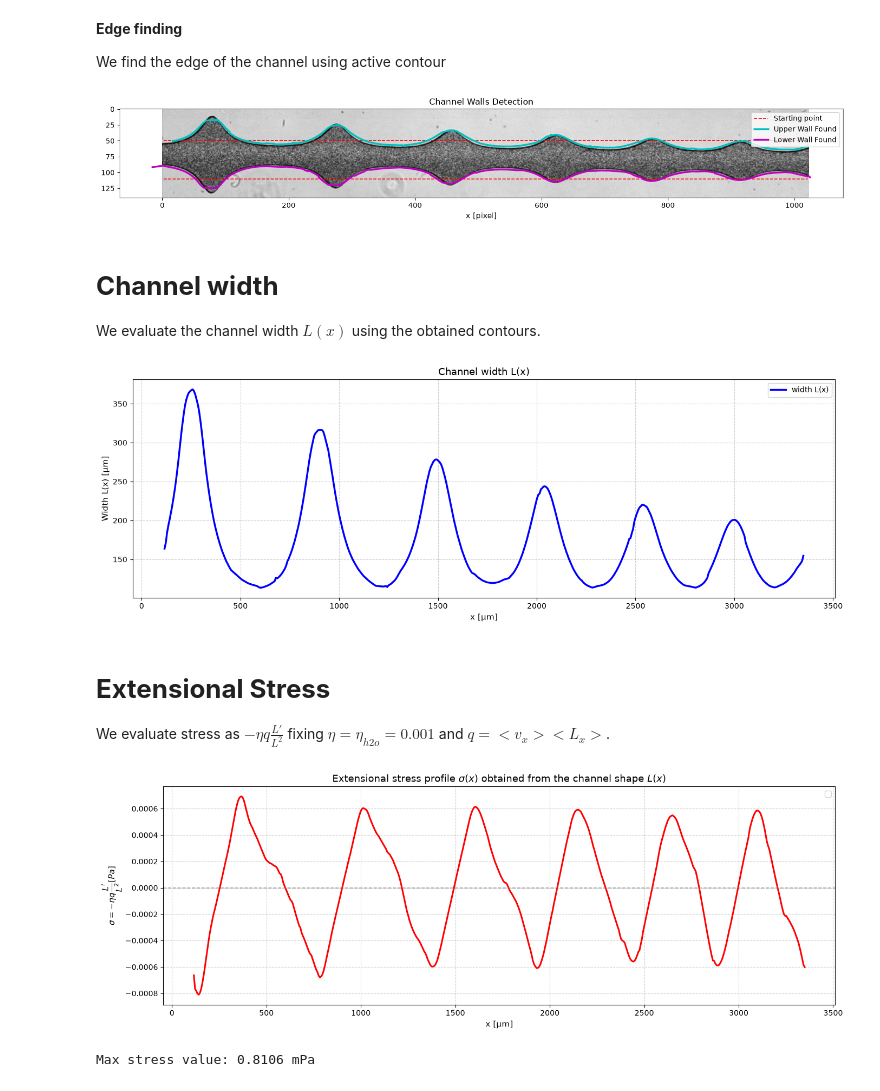
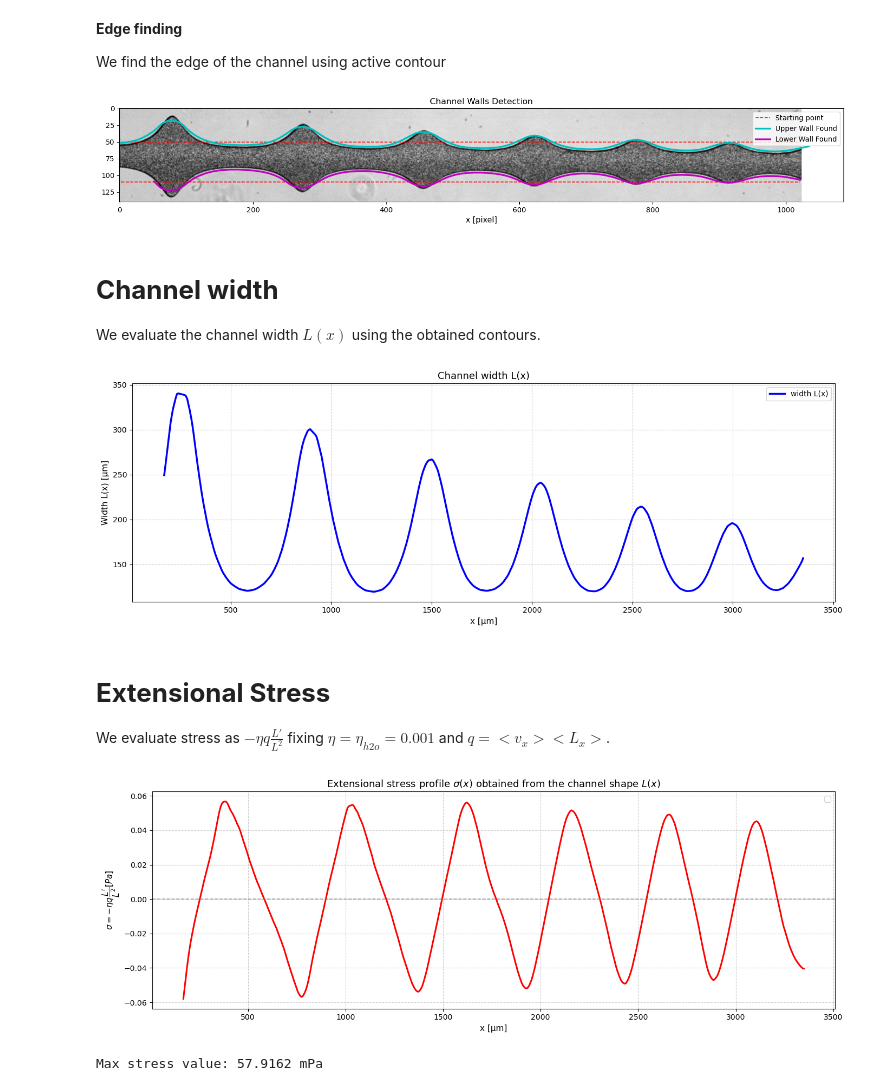
Before and after one commit to AsiLuca/Rheoflu_scripts, a Jupyter notebook: Stress_from_channel.ipynb, the cells around one changed output. Cells and saved outputs as stored; diff of their text form; code cells hidden in the pictures.

```diff
--- a/Stress_from_channel.ipynb
+++ b/Stress_from_channel.ipynb
@@ -11,11 +11,9 @@ from skimage.segmentation import active_contour
 import numpy as np
 from scipy.signal import savgol_filter
 # %%
-CHANNEL = '/Volumes/Elements/Rheoflu/Luca/Constrict_5/Constrict_5000001.tif'
-
-CHANNEL = Path("F:\\Luca_Data\\20260925_test_microscope_and_camera\\fluoromax_0.25_1000fps_1uls\\fluoromax_0.25_1000fps_1uls000001.tif")
+#CHANNEL = Path("F:\\Luca_Data\\20260925_test_microscope_and_camera\\fluoromax_0.25_1000fps_1uls\\fluoromax_0.25_1000fps_1uls000001.tif")
 #CHANNEL = Path("/Volumes/Elements/Rheoflu/Luca/20260925_test_microscope_and_camera/fluoromax_0.25_1000fps_1uls/fluoromax_0.25_1000fps_1uls000001.tif")
-#CHANNEL = Path("/Users/lucaasinari/Desktop/piv/fluoromax_0.25_1000fps_1uls000001.tif")
+CHANNEL = Path("/Users/lucaasinari/Desktop/piv/1ul_s/fluoromax_0.25_1000fps_1uls000001.tif")
 OUTPUT_DIR = Path("results/stress_from_channel")
 OUTPUT_DIR.mkdir(parents=True, exist_ok=True)
 PATTERN = "*.tif"
@@ -98,7 +96,7 @@ y_bottom_init = np.full_like(x_coords, margin_bottom)
 init_bottom = np.column_stack([y_bottom_init, x_coords])
 
 # 3. Sfocatura gaussiana dell'immagine per eliminare rumore / particelle
-blurred = gaussian(cropped, sigma=8)
+blurred = gaussian(cropped, sigma=12)
 
 snake_params = {
     "alpha": 0.005,  # Elasticità: spinge la curva a contrarsi (valori tipici: 0.01 - 0.1)
@@ -116,34 +114,34 @@ snake_bottom = active_contour(blurred, init_bottom, **snake_params)
 fig, ax = plt.subplots(figsize=(15, 6))
 ax.imshow(cropped, cmap="gray")
 
 # Linee iniziali (rosse tratteggiate)
 ax.plot(init_top[:, 1], init_top[:, 0], "--r", lw=1.2, label="Starting point")
 ax.plot(init_bottom[:, 1], init_bottom[:, 0], "--r", lw=1.2)
 
 # Pareti trovate
 ax.plot(
     snake_top[:, 1],
     snake_top[:, 0],
     "-c",
     lw=2.5,
     label="Upper Wall Found",
 )
 ax.plot(
     snake_bottom[:, 1],
     snake_bottom[:, 0],
     "-m",
     lw=2.5,
     label="Lower Wall Found",
 )
 
 ax.set_title("Channel Walls Detection")
 ax.legend(loc="upper right")
 ax.set_xlabel("x [pixel]", fontsize=11)
 
 plt.tight_layout()
 plt.show()
 # %% [output]
-[figure, old version]
+[figure, new version]
 # %% [markdown]
 # **Channel width**
 
@@ -202,7 +200,7 @@ ax.legend(loc="upper right", fontsize=10)
 plt.tight_layout()
 plt.show()
 # %% [output]
-[figure, old version]
+[figure, new version]
 # %% [markdown]
 # **Extensional Stress**
 
@@ -212,7 +210,7 @@ We evaluate stress as $-\eta q \frac{L'}{L^2}$ fixing $\eta=\eta_{h2o}= 0.001$ a
 
 # 1. Calcolo della derivata numerica dL/dx in unità SI
 eta = 0.001  # Pa.s
-flux_uL_s = 0.001
+flux_uL_s = 0.1
 channel_depth_um = average_width  # Utilizza la larghezza media del canale come profondità
 flux_mm3_s = flux_uL_s  # 1 uL = 1 mm^3
 channel_depth_mm = channel_depth_um * 1e-3
@@ -246,8 +244,8 @@ plt.show()
 
 print(f"Max stress value: {np.max(np.abs(stress))*1000:.4f} mPa")
 # %% [output]
-[figure, old version]
+[figure, new version]
-Max stress value: 0.8106 mPa
+Max stress value: 57.9162 mPa
 # %%
 # 1. Dimensioni allungate e schiacciate in y
 fig, ax1 = plt.subplots(figsize=(15, 3.8))
```
Also changed, not shown: parts of 7 cells of this notebook, 2 other files.
